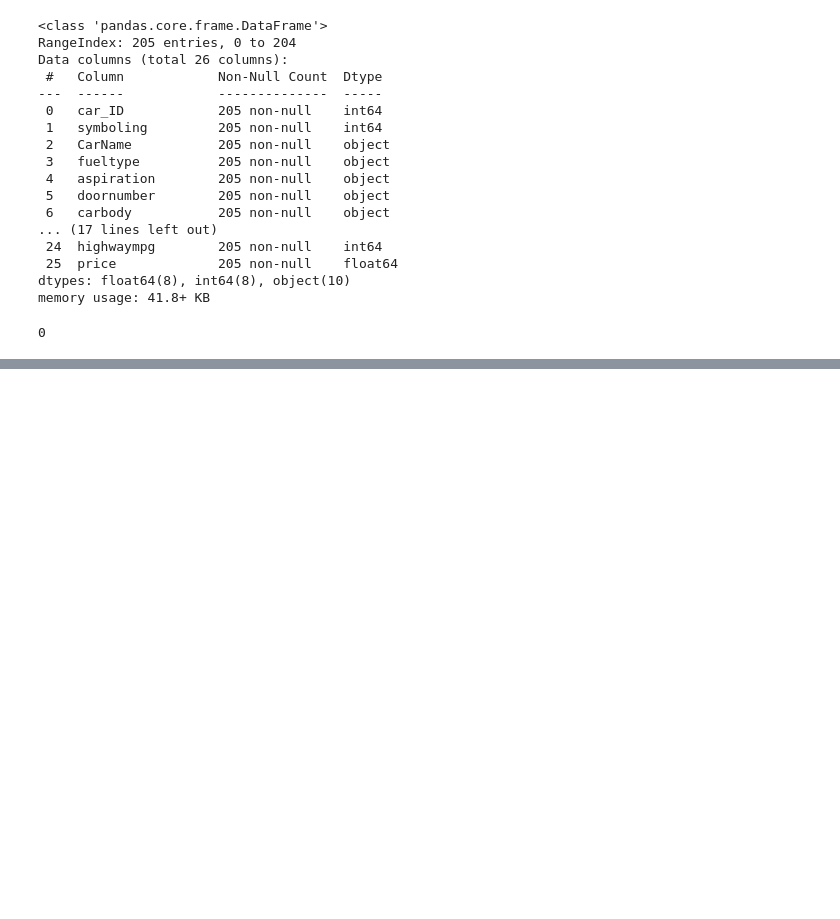
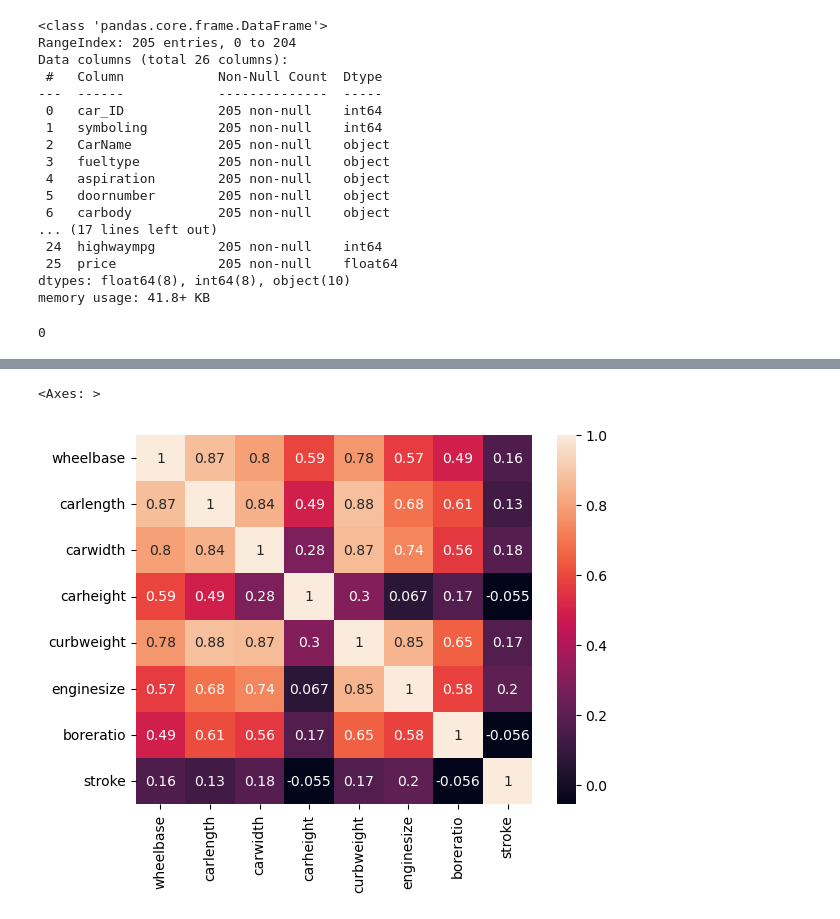
Before and after one commit to mferdinandr/car-price-predict, a Jupyter notebook: file.ipynb, the cells around one changed output, grey strips where cells are left out. Saved outputs shown, nothing was run; the diff lists cells and outputs as text; code cells hidden in the pictures; blank space fills up the shorter version.

```diff
--- a/file.ipynb
+++ b/file.ipynb
@@ -116,0 +146,5 @@ df.duplicated().sum()
+# %%
+sns.heatmap(df[col_num[2:10]].corr(), annot=True)
+# %% [output]
+<Axes: >
+[figure, added]
```
Also changed, not shown: parts of 4 cells of this notebook.
